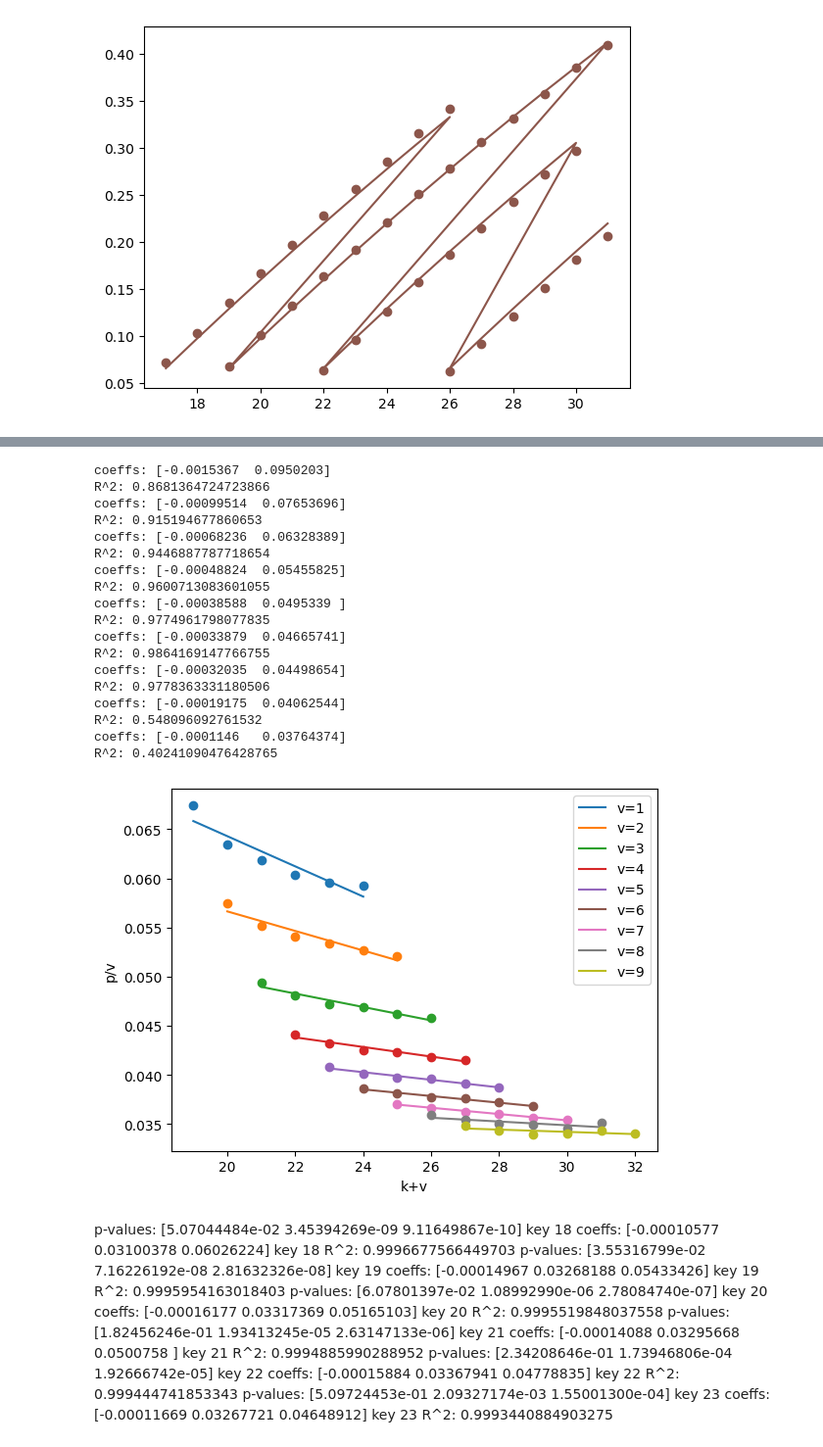
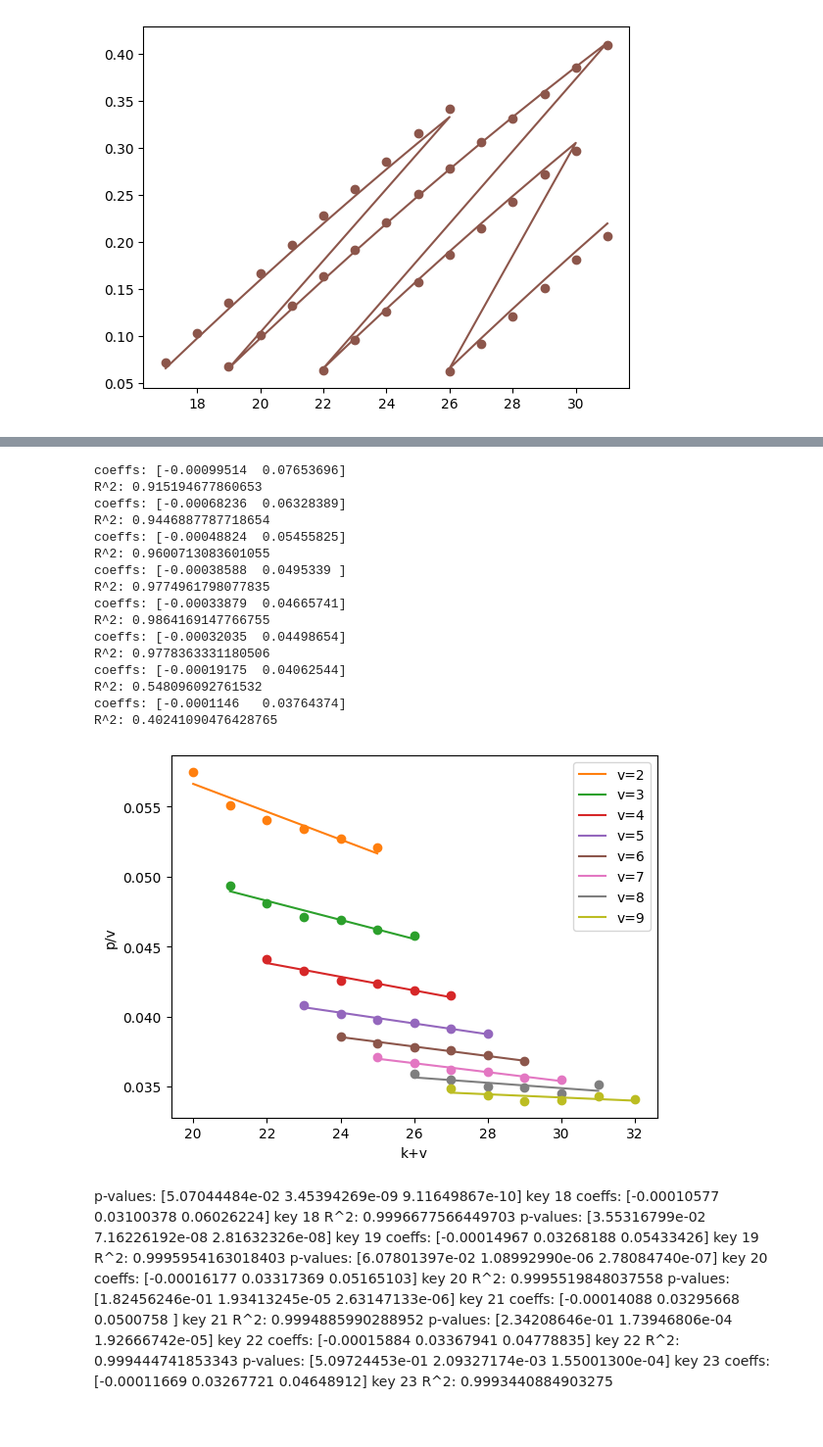
Before and after one commit to GZHoffie/skiver-test, a Jupyter notebook: experiments/parameter_dependence/plot_results.ipynb, the cells around one changed output, grey strips where cells are left out. Shown at 98% size. Saved outputs shown, nothing was run; the diff lists cells and outputs as text; code cells hidden in the pictures.

```diff
--- a/experiments/parameter_dependence/plot_results.ipynb
+++ b/experiments/parameter_dependence/plot_results.ipynb
@@ -311,7 +326,8 @@ for key, values in results_dict.items():
     s_times_v = s * v
 
     # fit y = a * sx + b * x + c
-    y = (np.array(values))[value_take:] #/ v
+    y = (np.array(values))[value_take:]
+    #y = y / (1 + y)
     #y = (np.array(values) * np.arange(1, len(values) + 1))[1:]
 
     A = np.vstack([s_times_v, v, np.ones(len(v))]).T
@@ -322,7 +338,8 @@ for key, values in results_dict.items():
     #A = np.vstack([s, np.ones(len(s))]).T
 
     #A = np.vstack([s]).T
-    #A = np.vstack([v]).T
+    #A = np.vstack([s*v, v]).T
+    #A = np.vstack([np.ones(len(v))]).T
     coeffs, residuals, rank, _s = np.linalg.lstsq(A, y, rcond=None)
 
     n, p = A.shape
@@ -349,11 +366,11 @@ for key, values in results_dict.items():
     ss_tot = np.sum((y - np.mean(y)) ** 2)
     r_squared = 1 - (ss_res / ss_tot)
     print(f'key {key} R^2: {r_squared}')
-    plt.plot(v, y, 'o', label=f'key {key} data', color=f'C{key}')
-    plt.plot(v, y_fit, '-', label=f'key {key} fit', color=f'C{key}')
+    plt.plot(v, y, 'o', label=f'k={key}', color=f'C{key}')
+    plt.plot(v, y_fit, '-', color=f'C{key}')
 
 plt.xlabel('v')
-plt.ylabel('N1 / N0')
+plt.ylabel('p')
 plt.title('Change of Results')
 #plt.xlim(0, 1)
 #plt.ylim(0, 0.1)
@@ -385,7 +402,7 @@ import matplotlib.pyplot as plt
 import numpy as np
 from scipy import stats
 
-for value_take in [0, 1, 2, 3, 4, 5, 6, 7, 8]:
+for value_take in [1, 2, 3, 4, 5, 6, 7, 8]:
     # for each key, take the value_take-th value in the list if exists
     k = []
     p = []
@@ -405,36 +422,34 @@ for value_take in [0, 1, 2, 3, 4, 5, 6, 7, 8]:
     y_fit = A @ coeffs
     ss_res = np.sum((p - y_fit) ** 2)
     ss_tot = np.sum((p - np.mean(p)) ** 2)
     r_squared = 1 - (ss_res / ss_tot)
     print(f'R^2: {r_squared}')
     plt.plot(k, p, 'o', color=f'C{value_take}')
     plt.plot(k, y_fit, '-', label=f'v={value_take+1}', color=f'C{value_take}')
 
 plt.xlabel('k+v')
 plt.ylabel('p/v')
 #plt.title(f'Fit for value_take = {value_take+1}')
 plt.legend()
 plt.show()
 # %% [output]
-coeffs: [-0.0015367  0.0950203]
-R^2: 0.8681364724723866
 coeffs: [-0.00099514  0.07653696]
 R^2: 0.915194677860653
 coeffs: [-0.00068236  0.06328389]
 R^2: 0.9446887787718654
 coeffs: [-0.00048824  0.05455825]
 R^2: 0.9600713083601055
 coeffs: [-0.00038588  0.0495339 ]
 R^2: 0.9774961798077835
 coeffs: [-0.00033879  0.04665741]
 R^2: 0.9864169147766755
 coeffs: [-0.00032035  0.04498654]
 R^2: 0.9778363331180506
 coeffs: [-0.00019175  0.04062544]
 R^2: 0.548096092761532
 coeffs: [-0.0001146   0.03764374]
 R^2: 0.40241090476428765
-[figure, old version]
+[figure, new version]
 # %% [markdown]
 
 p-values: [5.07044484e-02 3.45394269e-09 9.11649867e-10]
```
Also changed, not shown: parts of 5 cells of this notebook, 1 other file.
